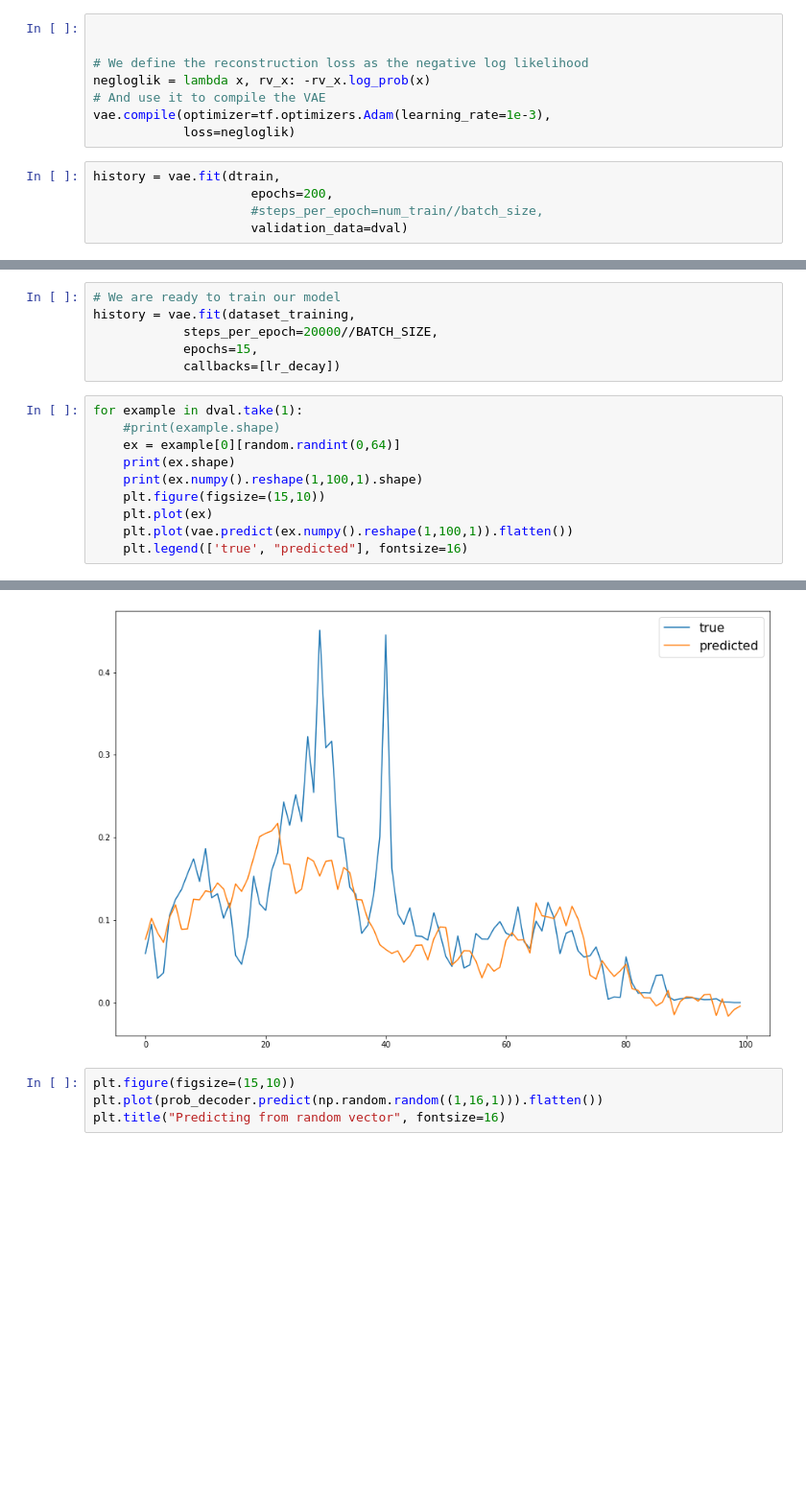
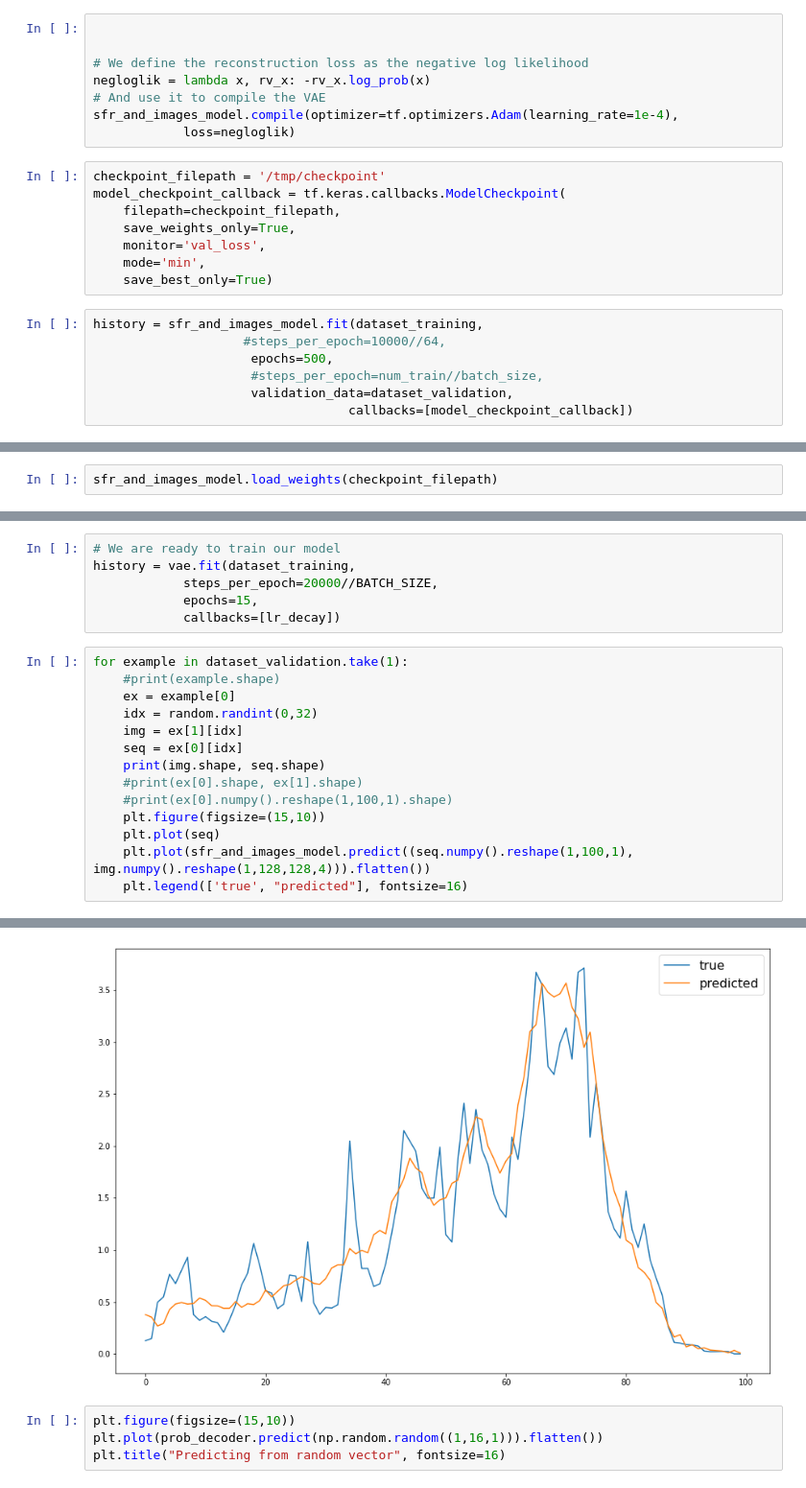
Before and after one commit to EiffL/sfh-inference-hackathon, a Jupyter notebook: notebooks/vae_with_images.ipynb, the cells around one changed output, grey strips where cells are left out. Shown at 96% size. Saved outputs shown, nothing was run; the diff lists cells and outputs as text; blank space fills up the shorter version.

Commit message:
First working VAE conditioning with images

```diff
--- a/notebooks/vae_with_images.ipynb
+++ b/notebooks/vae_with_images.ipynb
@@ -445,11 +535,21 @@ vae = tf.keras.Sequential([
 # We define the reconstruction loss as the negative log likelihood
 negloglik = lambda x, rv_x: -rv_x.log_prob(x)
 # And use it to compile the VAE
-vae.compile(optimizer=tf.optimizers.Adam(learning_rate=1e-3),
+sfr_and_images_model.compile(optimizer=tf.optimizers.Adam(learning_rate=1e-4),
             loss=negloglik)
+# %%
+checkpoint_filepath = '/tmp/checkpoint'
+model_checkpoint_callback = tf.keras.callbacks.ModelCheckpoint(
+    filepath=checkpoint_filepath,
+    save_weights_only=True,
+    monitor='val_loss',
+    mode='min',
+    save_best_only=True)
 # %%
-history = vae.fit(dtrain,
-                     epochs=200,
+history = sfr_and_images_model.fit(dataset_training,
+                    #steps_per_epoch=10000//64,
+                     epochs=500,
                      #steps_per_epoch=num_train//batch_size,
-                     validation_data=dval)
+                     validation_data=dataset_validation,
+                                  callbacks=[model_checkpoint_callback])
 # %% [output]
@@ -472,0 +573,2 @@ Epoch 200/200
+# %%
+sfr_and_images_model.load_weights(checkpoint_filepath)
@@ -477,13 +589,17 @@ history = vae.fit(dataset_training,
             epochs=15,
             callbacks=[lr_decay])
 # %%
-for example in dval.take(1):
+for example in dataset_validation.take(1):
     #print(example.shape)
-    ex = example[0][random.randint(0,64)]
-    print(ex.shape)
-    print(ex.numpy().reshape(1,100,1).shape)
+    ex = example[0]
+    idx = random.randint(0,32)
+    img = ex[1][idx]
+    seq = ex[0][idx]
+    print(img.shape, seq.shape)
+    #print(ex[0].shape, ex[1].shape)
+    #print(ex[0].numpy().reshape(1,100,1).shape)
     plt.figure(figsize=(15,10))
-    plt.plot(ex)
-    plt.plot(vae.predict(ex.numpy().reshape(1,100,1)).flatten())
+    plt.plot(seq)
+    plt.plot(sfr_and_images_model.predict((seq.numpy().reshape(1,100,1), img.numpy().reshape(1,128,128,4))).flatten())
     plt.legend(['true', "predicted"], fontsize=16)
 # %% [output]
@@ -492,4 +607,4 @@ for example in dval.take(1):
-[figure, old version]
+[figure, new version]
 # %%
 plt.figure(figsize=(15,10))
 plt.plot(prob_decoder.predict(np.random.random((1,16,1))).flatten())
```
Also changed, not shown: parts of 35 cells of this notebook.
